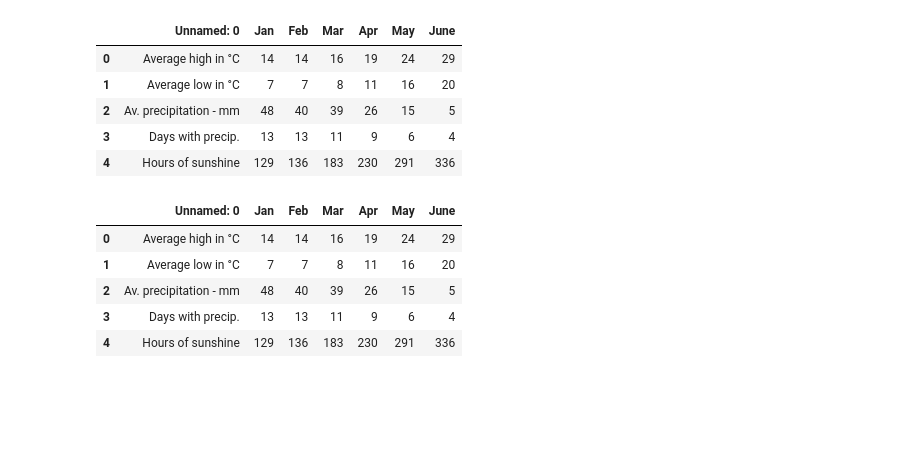
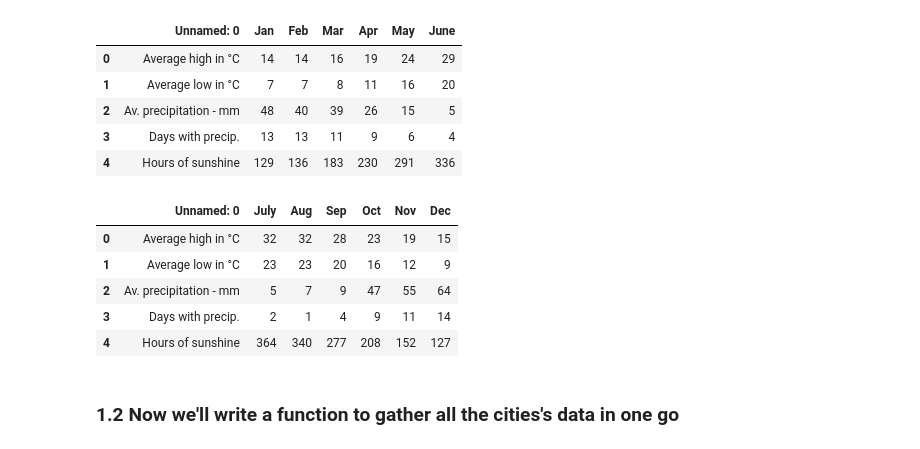
Before and after one commit to robertbozsik/city-recommender, a Jupyter notebook: notebooks/Scraping_climatedata.ipynb, the cells around one changed output. Cells and saved outputs as stored; diff of their text form; code cells hidden in the pictures; blank space fills up the shorter version.

Commit message:
fixing numbeo nb, adding nb for climatedata cleaning

```diff
--- a/notebooks/Scraping_climatedata.ipynb
+++ b/notebooks/Scraping_climatedata.ipynb
@@ -42,12 +51,14 @@ athens1
 | 3 | Days with precip. | 13 | 13 | 11 | 9 | 6 | 4 |
 | 4 | Hours of sunshine | 129 | 136 | 183 | 230 | 291 | 336 |
 # %%
-athens2 = pd.read_html('https://www.climatedata.eu/climate.php?loc=grxx0004&lang=en')[2]
+athens2 = pd.read_html('https://www.climatedata.eu/climate.php?loc=grxx0004&lang=en')[3]
 athens2
 # %% [output]
-|  | Unnamed: 0 | Jan | Feb | Mar | Apr | May | June |
-| 0 | Average high in °C | 14 | 14 | 16 | 19 | 24 | 29 |
-| 1 | Average low in °C | 7 | 7 | 8 | 11 | 16 | 20 |
-| 2 | Av. precipitation - mm | 48 | 40 | 39 | 26 | 15 | 5 |
-| 3 | Days with precip. | 13 | 13 | 11 | 9 | 6 | 4 |
-| 4 | Hours of sunshine | 129 | 136 | 183 | 230 | 291 | 336 |
+|  | Unnamed: 0 | July | Aug | Sep | Oct | Nov | Dec |
+| 0 | Average high in °C | 32 | 32 | 28 | 23 | 19 | 15 |
+| 1 | Average low in °C | 23 | 23 | 20 | 16 | 12 | 9 |
+| 2 | Av. precipitation - mm | 5 | 7 | 9 | 47 | 55 | 64 |
+| 3 | Days with precip. | 2 | 1 | 4 | 9 | 11 | 14 |
+| 4 | Hours of sunshine | 364 | 340 | 277 | 208 | 152 | 127 |
+# %% [markdown]
+### 1.2 Now we'll write a function to gather all the cities's data in one go
```
Also changed, not shown: parts of 26 cells of this notebook, 1 other file.
